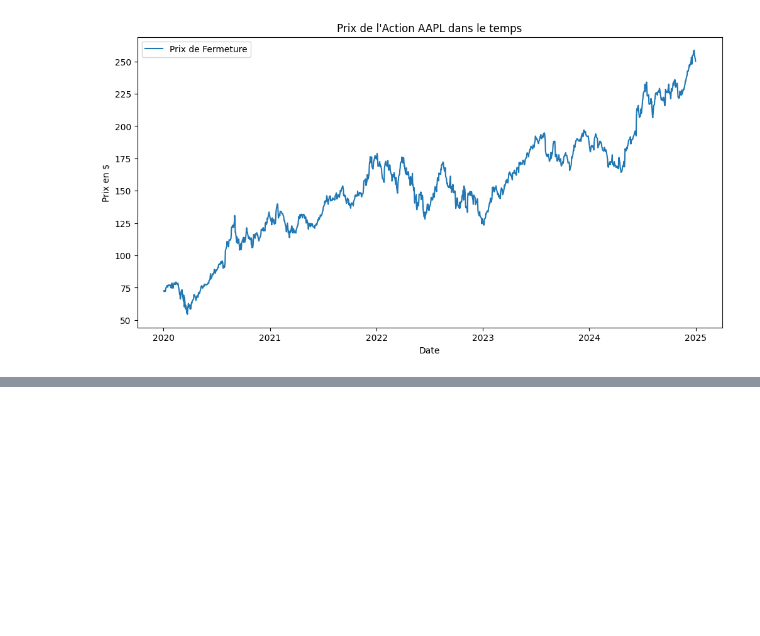
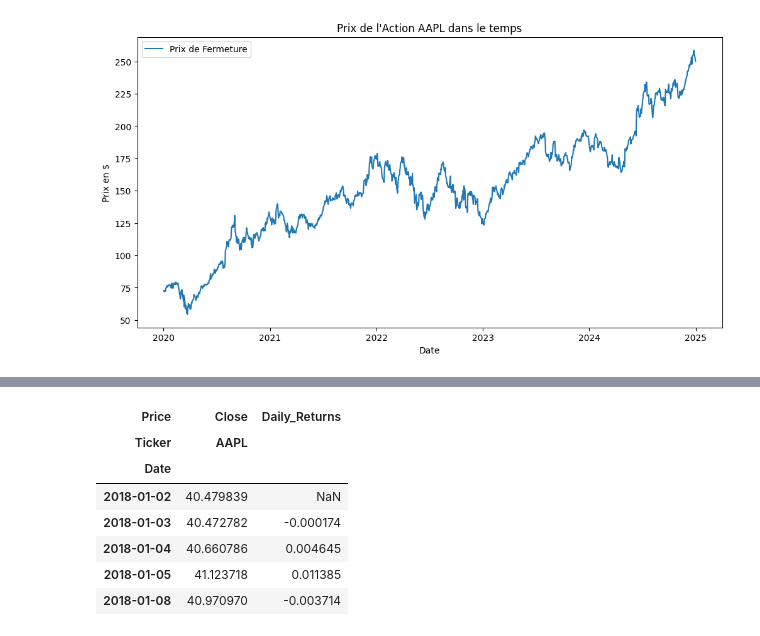
Before and after one commit to Aleqsis/IAE_METZ_DATA_2025_8, a Jupyter notebook: TD_DATA4FUNDS.ipynb, the cells around one changed output, grey strips where cells are left out. Saved outputs shown, nothing was run; the diff lists cells and outputs as text; code cells hidden in the pictures; blank space fills up the shorter version.

```diff
--- a/TD_DATA4FUNDS.ipynb
+++ b/TD_DATA4FUNDS.ipynb
@@ -308,0 +328,15 @@ plt.show()
+# %%
+#Calculate daily returns using the 'Close' price
+stock_data['Daily_Returns'] = stock_data['Close'].pct_change()
+
+#Display the first few rows of the DataFrame to see the calculated returns
+stock_data[['Close','Daily_Returns']].head()
+# %% [output]
+| Price | Close | Daily_Returns |
+| Ticker | AAPL |  |
+| Date |  |  |
+| 2018-01-02 | 40.479839 | NaN |
+| 2018-01-03 | 40.472782 | -0.000174 |
+| 2018-01-04 | 40.660786 | 0.004645 |
+| 2018-01-05 | 41.123718 | 0.011385 |
+| 2018-01-08 | 40.970970 | -0.003714 |
```
Also changed, not shown: parts of 7 cells of this notebook.
